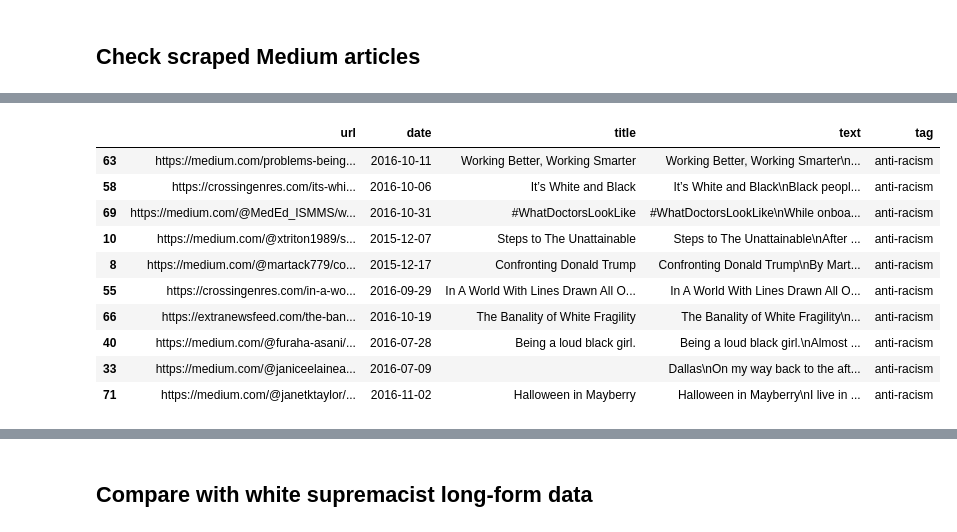
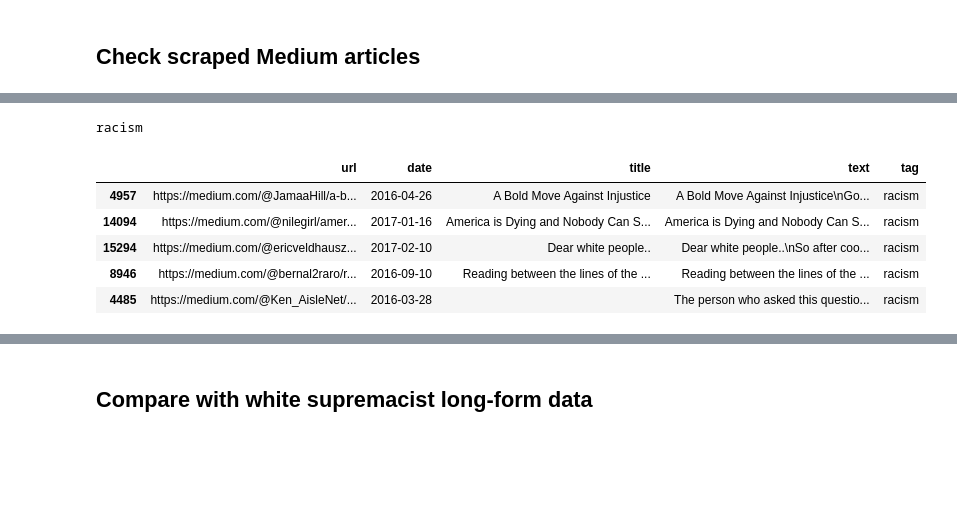
Before and after one commit to michaelmilleryoder/white_supremacist_lang, a Jupyter notebook: jupyter/antiracist_data.ipynb, the cells around one changed output, grey strips where cells are left out. Cells and saved outputs as stored; diff of their text form; code cells hidden in the pictures; blank space fills up the shorter version.

```diff
--- a/jupyter/antiracist_data.ipynb
+++ b/jupyter/antiracist_data.ipynb
@@ -580,19 +582,16 @@ Name: tag, dtype: int64
 # %%
 from IPython.display import display
 
 pd.set_option('display.max_colwidth', None)
-for tag in data.tag.unique():
+# for tag in data.tag.unique():
+for tag in ['racism']:
     print(tag)
     display(data.query('tag==@tag').sample(5))
 # %% [output]
+racism
 |  | url | date | title | text | tag |
-| 63 | https://medium.com/problems-being... | 2016-10-11 | Working Better, Working Smarter | Working Better, Working Smarter\n... | anti-racism |
-| 58 | https://crossingenres.com/its-whi... | 2016-10-06 | It’s White and Black | It’s White and Black\nBlack peopl... | anti-racism |
-| 69 | https://medium.com/@MedEd_ISMMS/w... | 2016-10-31 | #WhatDoctorsLookLike | #WhatDoctorsLookLike\nWhile onboa... | anti-racism |
-| 10 | https://medium.com/@xtriton1989/s... | 2015-12-07 | Steps to The Unattainable | Steps to The Unattainable\nAfter ... | anti-racism |
-| 8 | https://medium.com/@martack779/co... | 2015-12-17 | Confronting Donald Trump | Confronting Donald Trump\nBy Mart... | anti-racism |
-| 55 | https://crossingenres.com/in-a-wo... | 2016-09-29 | In A World With Lines Drawn All O... | In A World With Lines Drawn All O... | anti-racism |
-| 66 | https://extranewsfeed.com/the-ban... | 2016-10-19 | The Banality of White Fragility | The Banality of White Fragility\n... | anti-racism |
-| 40 | https://medium.com/@furaha-asani/... | 2016-07-28 | Being a loud black girl. | Being a loud black girl.\nAlmost ... | anti-racism |
-| 33 | https://medium.com/@janiceelainea... | 2016-07-09 |  | Dallas\nOn my way back to the aft... | anti-racism |
-| 71 | https://medium.com/@janetktaylor/... | 2016-11-02 | Halloween in Mayberry | Halloween in Mayberry\nI live in ... | anti-racism |
+| 4957 | https://medium.com/@JamaaHill/a-b... | 2016-04-26 | A Bold Move Against Injustice | A Bold Move Against Injustice\nGo... | racism |
+| 14094 | https://medium.com/@nilegirl/amer... | 2017-01-16 | America is Dying and Nobody Can S... | America is Dying and Nobody Can S... | racism |
+| 15294 | https://medium.com/@ericveldhausz... | 2017-02-10 | Dear white people.. | Dear white people..\nSo after coo... | racism |
+| 8946 | https://medium.com/@bernal2raro/r... | 2016-09-10 | Reading between the lines of the ... | Reading between the lines of the ... | racism |
+| 4485 | https://medium.com/@Ken_AisleNet/... | 2016-03-28 |  | The person who asked this questio... | racism |
```
Also changed, not shown: parts of 12 cells of this notebook, 16 other files.
